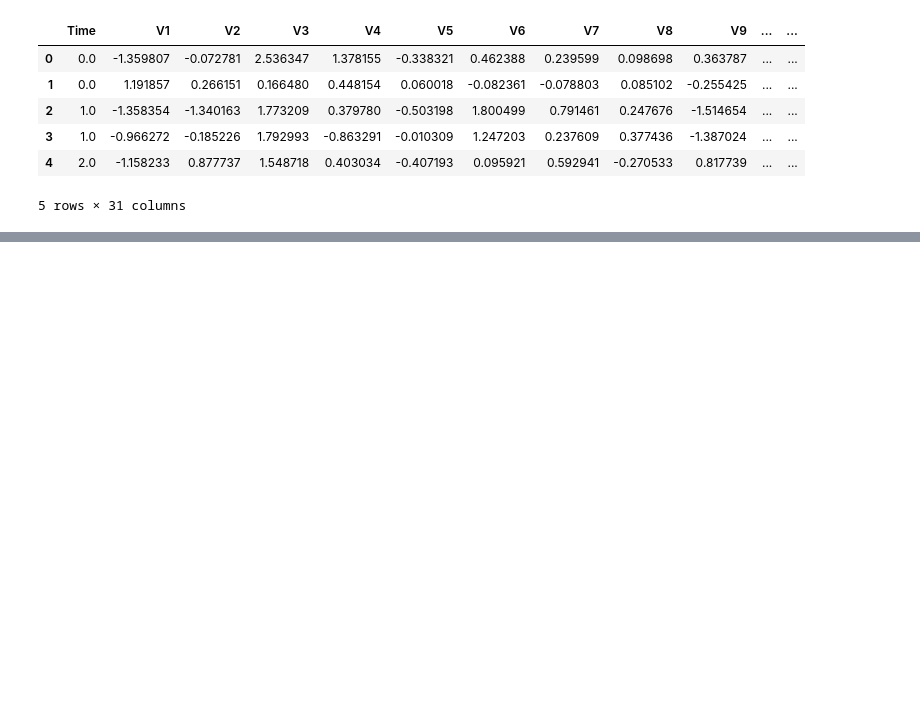
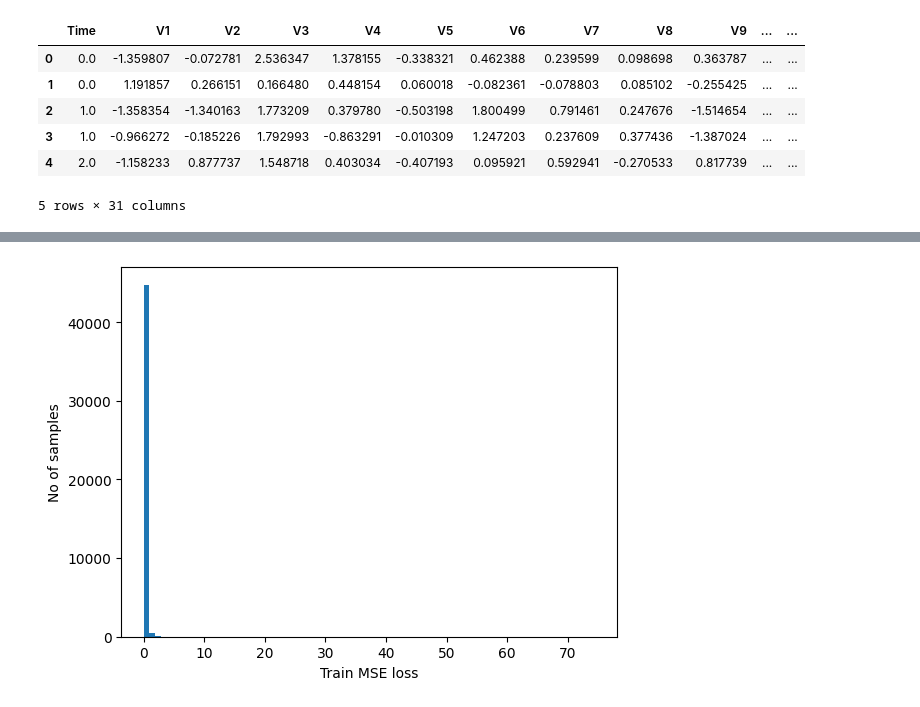
Before and after one commit to jmanuelc87/bourbaki-track-ciencia-datos, a Jupyter notebook: 03-deep-learning/notebooks/reto-05-fraud-detection.ipynb, the cells around one changed output, grey strips where cells are left out. Cells and saved outputs as stored; diff of their text form; code cells hidden in the pictures; blank space fills up the shorter version.

```diff
--- a/03-deep-learning/notebooks/reto-05-fraud-detection.ipynb
+++ b/03-deep-learning/notebooks/reto-05-fraud-detection.ipynb
@@ -139,15 +151,14 @@ X_train, X_test, y_train, y_test = train_test_split(
     y,
     test_size=0.2,
     stratify=y,
+    random_state=seed,
 )
-# %%
-# Dataset preprocessing
-scaler = StandardScaler()
-scaler.fit(X_train, y_train)
-
-X_train = scaler.transform(X_train)
-X_test = scaler.transform(X_test)
-
-X_train_normal = X_train[y_train == 0]
-
-X_train_normal.shape
+# %%
+pipeline = make_pipeline(
+    ColumnTransformer(
+        transformers=[
+            ("pca", StandardScaler(), [i for i in range(28)]),
+            ("amount", FunctionTransformer(np.log1p), [28]),
+        ]
+    )
+)
@@ -286,8 +411,12 @@ best_model.summary()
 # %%
-X_train_pred = best_model.predict(X_train_normal)
-train_mse_loss = np.mean(np.pow(X_train_pred - X_train_normal, 2), axis=1)
+_, X_val, _, y_val = train_test_split(X_train, y_train, test_size=0.2, random_state=seed, stratify=y_train)
 
-plt.hist(train_mse_loss, bins=80)
-plt.xlabel("Train MAE loss")
+best_model = keras.models.load_model(RUTA_MODELO)
+X_val_pred = best_model.predict(X_val)
+reconstruction_error = np.mean(np.pow(X_val_pred - X_val, 2), axis=1)
+
+plt.hist(reconstruction_error, bins=80)
+plt.xlabel("Train MSE loss")
 plt.ylabel("No of samples")
 plt.show()
+# %% [output]
@@ -293,0 +424 @@ plt.show()
+[figure, added]
```
Also changed, not shown: parts of 33 cells of this notebook.
